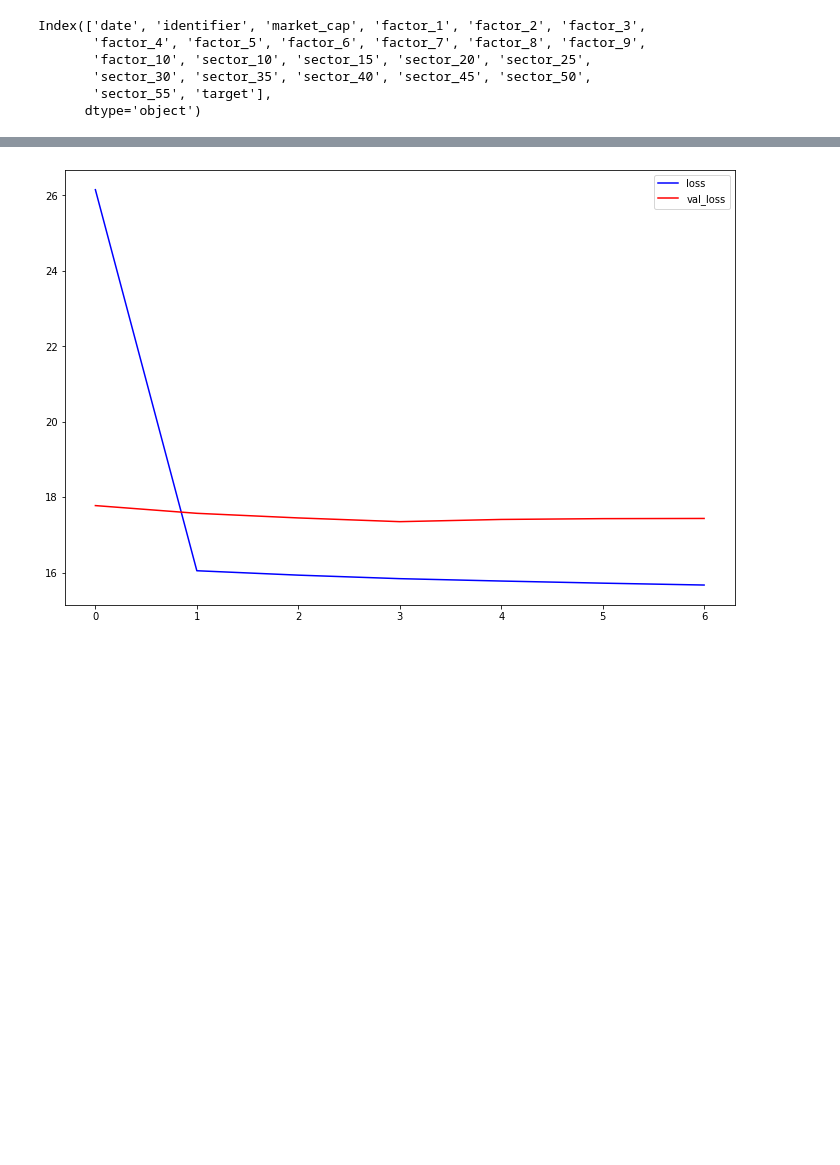
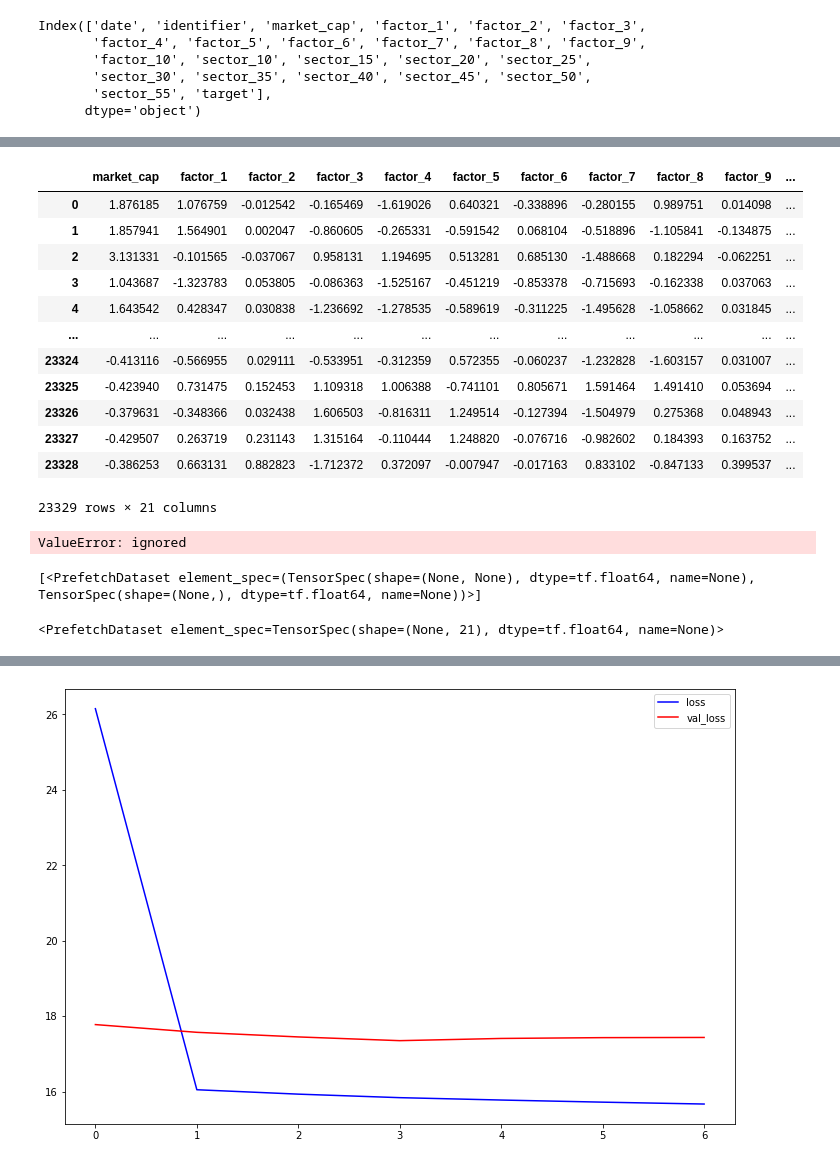
Before and after one commit to doogzultz/time_series_project, a Jupyter notebook: preprocessing_and_model_test.ipynb, the cells around one changed output, grey strips where cells are left out. Drawn from its saved outputs; the diff is of its cells as text; code cells hidden in the pictures; blank space fills up the shorter version.

```diff
--- a/preprocessing_and_model_test.ipynb
+++ b/preprocessing_and_model_test.ipynb
@@ -27,7 +27,7 @@ from sklearn.metrics import mean_squared_error, mean_absolute_error
 import os
 # %%
 class g:
-  window_size = 4
+  window_size = 8
   batch_size = 16
   valid_size = .1
   test_size = .1
@@ -311,3 +235,6 @@ def drop_final_columns(data_dict):
 # %%
 train_scaled, valid_scaled, test_scaled = \
 drop_final_columns(train_scaled), drop_final_columns(valid_scaled), drop_final_columns(test_scaled)
+# %%
+windows = train_scaled[0][['target']].iloc[0:8].astype(np.float32).reset_index(drop = True).transpose().reset_index(drop = True)
+windows
@@ -313,0 +244,22 @@ drop_final_columns(train_scaled), drop_final_columns(valid_scaled), drop_final_c
+# %%
+def split_datasets(data_dict, window_size = g.window_size, batch_size = g.batch_size, shuffle = True):
+  static_data = data_dict[0].iloc[window_size:,:-1]
+  targets = data_dict[0]['target'].iloc[window_size:]
+  windows = data_dict[0][['target']].iloc[0:8].reset_index(drop = True).transpose()
+  for i in range(1, len(data_dict[0])-window_size):
+    window = data_dict[0][['target']].iloc[i:window_size+i].reset_index(drop = True).transpose()
+    windows = pd.concat((windows, window), axis = 0)
+  def make_windows(data, windows, targets, window_size = window_size):
+    target = data['target'].iloc[window_size:]
+    for i in range(0, len(data)-window_size):
+      window = data[['target']].iloc[i:window_size+i].reset_index(drop = True).transpose()
+      windows = pd.concat((windows, window), axis = 0)
+    targets = pd.concat([targets, target], axis = 0)
+    return windows, targets
+  for i in range(1, len(data_dict)):
+    static_temp = data_dict[i].iloc[window_size:,:-1]
+    static_data = pd.concat([static_data, static_temp], axis = 0)
+    windows, targets = make_windows(data_dict[i], windows, targets)
+  return static_data.reset_index(drop= True), windows, targets.reset_index(drop= True)
+# %%
+train_static, train_windows, train_targets=split_datasets(train_scaled)
@@ -314,3 +297,19 @@ drop_final_columns(train_scaled), drop_final_columns(valid_scaled), drop_final_c
+# %%
+train_static
+# %% [output]
+|  | market_cap | factor_1 | factor_2 | factor_3 | factor_4 | factor_5 | factor_6 | factor_7 | factor_8 | factor_9 | ... |
+| 0 | 1.876185 | 1.076759 | -0.012542 | -0.165469 | -1.619026 | 0.640321 | -0.338896 | -0.280155 | 0.989751 | 0.014098 | ... |
+| 1 | 1.857941 | 1.564901 | 0.002047 | -0.860605 | -0.265331 | -0.591542 | 0.068104 | -0.518896 | -1.105841 | -0.134875 | ... |
+| 2 | 3.131331 | -0.101565 | -0.037067 | 0.958131 | 1.194695 | 0.513281 | 0.685130 | -1.488668 | 0.182294 | -0.062251 | ... |
+| 3 | 1.043687 | -1.323783 | 0.053805 | -0.086363 | -1.525167 | -0.451219 | -0.853378 | -0.715693 | -0.162338 | 0.037063 | ... |
+| 4 | 1.643542 | 0.428347 | 0.030838 | -1.236692 | -1.278535 | -0.589619 | -0.311225 | -1.495628 | -1.058662 | 0.031845 | ... |
+| ... | ... | ... | ... | ... | ... | ... | ... | ... | ... | ... | ... |
+| 23324 | -0.413116 | -0.566955 | 0.029111 | -0.533951 | -0.312359 | 0.572355 | -0.060237 | -1.232828 | -1.603157 | 0.031007 | ... |
+| 23325 | -0.423940 | 0.731475 | 0.152453 | 1.109318 | 1.006388 | -0.741101 | 0.805671 | 1.591464 | 1.491410 | 0.053694 | ... |
+| 23326 | -0.379631 | -0.348366 | 0.032438 | 1.606503 | -0.816311 | 1.249514 | -0.127394 | -1.504979 | 0.275368 | 0.048943 | ... |
+| 23327 | -0.429507 | 0.263719 | 0.231143 | 1.315164 | -0.110444 | 1.248820 | -0.076716 | -0.982602 | 0.184393 | 0.163752 | ... |
+| 23328 | -0.386253 | 0.663131 | 0.882823 | -1.712372 | 0.372097 | -0.007947 | -0.017163 | 0.833102 | -0.847133 | 0.399537 | ... |
+23329 rows × 21 columns
 # %%
 def convert_to_tensor(data_dict, window_size = g.window_size, batch_size = g.batch_size, shuffle_buffer = 1000, shuffle = True):
     dataset = tf.data.Dataset.from_tensor_slices(np.asarray(data_dict[0], dtype= np.float32))
@@ -328,9 +327,19 @@ def convert_to_tensor(data_dict, window_size = g.window_size, batch_size = g.bat
     dataset = dataset.batch(batch_size).prefetch(1)
     return dataset
 # %%
-train = convert_to_tensor(train_scaled)
-valid = convert_to_tensor(valid_scaled, shuffle = False)
-test = convert_to_tensor(test_scaled, shuffle = False)
+# train_time, train_static = convert_to_tensor(train_scaled)
+# valid_time, valid_static = convert_to_tensor(valid_scaled, shuffle = False)
+# test_time, test_static = convert_to_tensor(test_scaled, shuffle = False)
+# %% [output]
+ValueError: ignored
+# %%
+print(list(train_time))
+# %% [output]
+[<PrefetchDataset element_spec=(TensorSpec(shape=(None, None), dtype=tf.float64, name=None), TensorSpec(shape=(None,), dtype=tf.float64, name=None))>]
+# %%
+train_static
+# %% [output]
+<PrefetchDataset element_spec=TensorSpec(shape=(None, 21), dtype=tf.float64, name=None)>
 # %%
 import tensorflow.keras.backend as K
 def create_smape(epsilon = 1e-6, threshold = .5):
```
Also changed, not shown: parts of 19 cells of this notebook.
